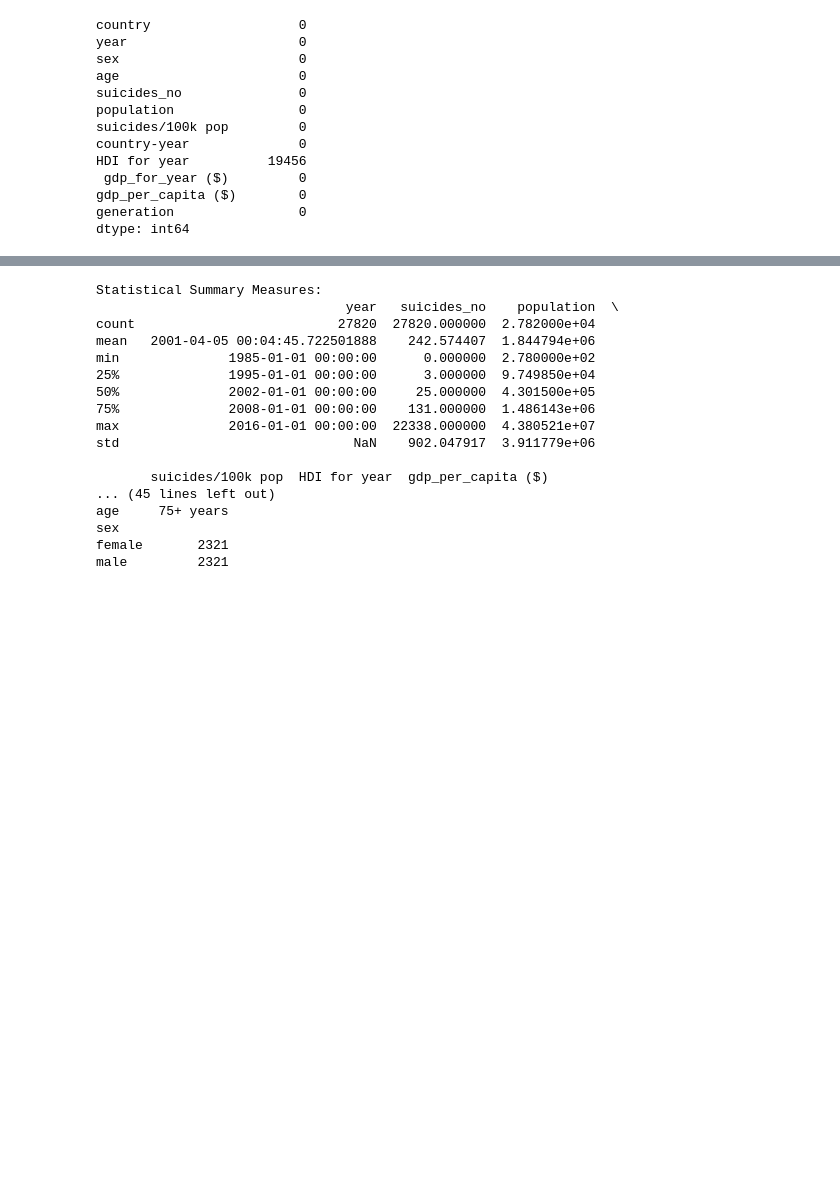
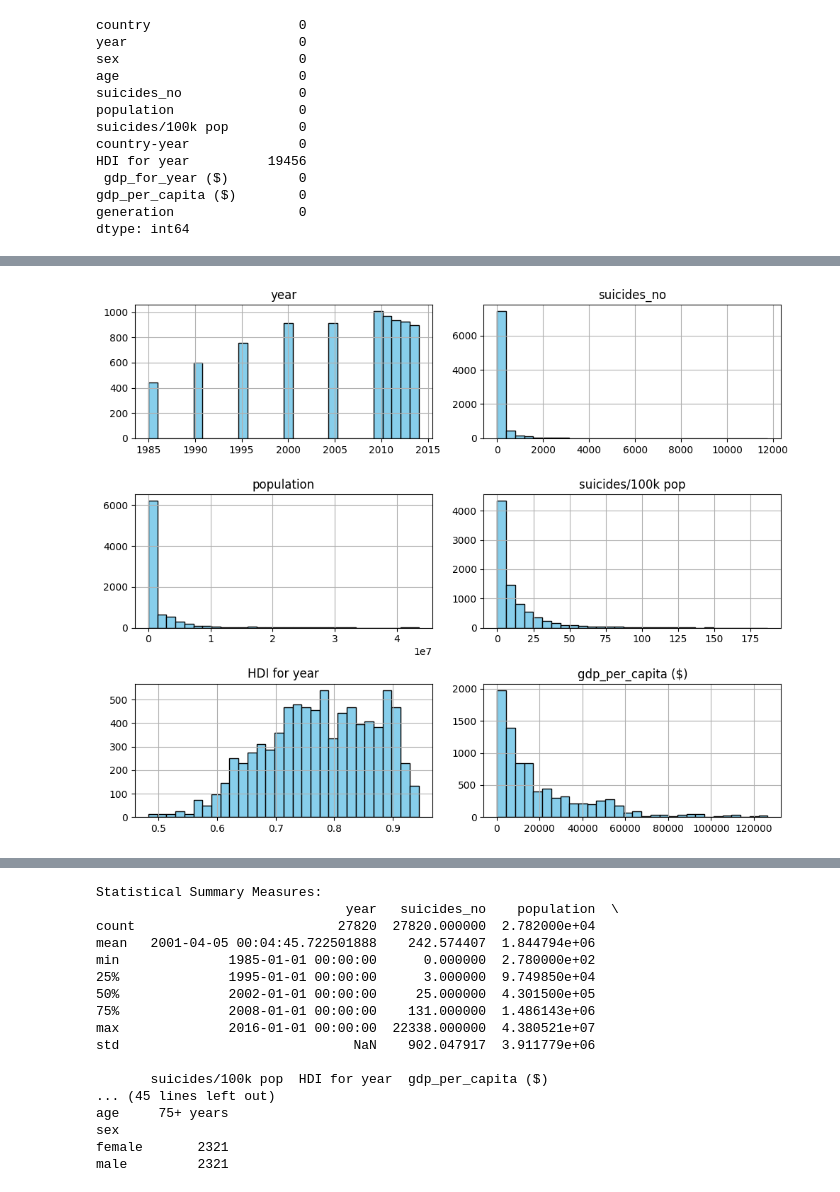
Before and after one commit to Nagaumesh/Codsoft, a Jupyter notebook: Exploratory_DA.ipynb, the cells around one changed output, grey strips where cells are left out. Drawn from its saved outputs; the diff is of its cells as text; code cells hidden in the pictures; blank space fills up the shorter version.

```diff
--- a/Exploratory_DA.ipynb
+++ b/Exploratory_DA.ipynb
@@ -147,0 +62,97 @@ dtype: int64
+# %%
+
+# Module 1: Introduction to EDA
+
+# Importing necessary libraries
+import pandas as pd
+import numpy as np
+import matplotlib.pyplot as plt
+import seaborn as sns
+
+# 1. **Data Loading and Basic Exploration**
+print("\nBasic Data Exploration:")
+# Display the first few rows of the dataset
+print(data.head())
+
+# Display basic information about the dataset (data types, non-null counts)
+print("\nData Information:")
+print(data.info())
+
+# Display basic summary statistics for numerical columns
+print("\nSummary Statistics:")
+print(data.describe())
+
+# Check for missing values
+print("\nMissing Values:")
+print(data.isnull().sum())
+
+# 2. **Handling Missing Data**
+print("\nHandling Missing Data:")
+# Impute missing values with the mean for numerical columns
+from sklearn.impute import SimpleImputer
+
+numerical_data = data.select_dtypes(include=['float64', 'int64'])
+imputer = SimpleImputer(strategy='mean')
+data_imputed = data.copy()
+data_imputed[numerical_data.columns] = imputer.fit_transform(numerical_data)
+
+# Checking if missing values are handled
+print("\nMissing Values After Imputation:")
+print(data_imputed.isnull().sum())
+
+# 3. **Basic Visualizations**
+
+# Histogram for numerical columns
+print("\nVisualizing Distribution of Numerical Columns:")
+numerical_columns = numerical_data.columns
+data_imputed[numerical_columns].hist(bins=30, figsize=(10, 8), color='skyblue', edgecolor='black')
+plt.tight_layout()
+plt.show()
+
+# Boxplot to visualize outliers for a specific numerical column (e.g., 'suicides_no')
+print("\nBoxplot for Suicides No:")
+plt.figure(figsize=(8, 6))
+sns.boxplot(x=data_imputed['suicides_no'])
+plt.title('Boxplot of Suicides No')
+plt.show()
+
+# Correlation heatmap to understand relationships between numerical variables
+print("\nCorrelation Heatmap:")
+correlation_matrix = data_imputed[numerical_columns].corr()
+plt.figure(figsize=(12, 8))
+sns.heatmap(correlation_matrix, annot=True, cmap='coolwarm', linewidths=0.5)
+plt.title('Correlation Heatmap')
+plt.show()
+
+# 4. **Categorical Data Visualization**
+
+# Bar plot for a categorical column (e.g., 'generation')
+print("\nBar Plot for 'Generation' Column:")
+plt.figure(figsize=(8, 6))
+sns.countplot(x='generation', data=data_imputed, palette='viridis')
+plt.title('Count of Each Generation')
+plt.xticks(rotation=45)
+plt.show()
+
+# Pie chart for categorical column distribution
+print("\nPie Chart for 'Generation' Column Distribution:")
+generation_counts = data_imputed['generation'].value_counts()
+plt.figure(figsize=(8, 8))
+generation_counts.plot.pie(autopct='%1.1f%%', startangle=90, cmap='Set3')
+plt.title('Distribution of Generation')
+plt.ylabel('')
+plt.show()
+
+# Scatter plot for GDP per Capita
+plt.figure(figsize=(8, 6))
+sns.scatterplot(x=data['gdp_per_capita ($)'], y=data['suicides_no'])
+plt.title('Suicides vs GDP per Capita')
+plt.xlabel('GDP per Capita ($)')
+plt.ylabel('Number of Suicides')
+plt.show()
+
+# Pairplot for multiple columns
+sns.pairplot(data[['suicides_no', 'gdp_per_capita ($)', 'HDI for year']])
+plt.suptitle('Pairplot for Suicides, GDP per Capita, and HDI for year', y=1.02)
+plt.show()
+# %% [output]
@@ -147,0 +176 @@ dtype: int64
+[figure, added]
```
Also changed, not shown: parts of 10 cells of this notebook.
